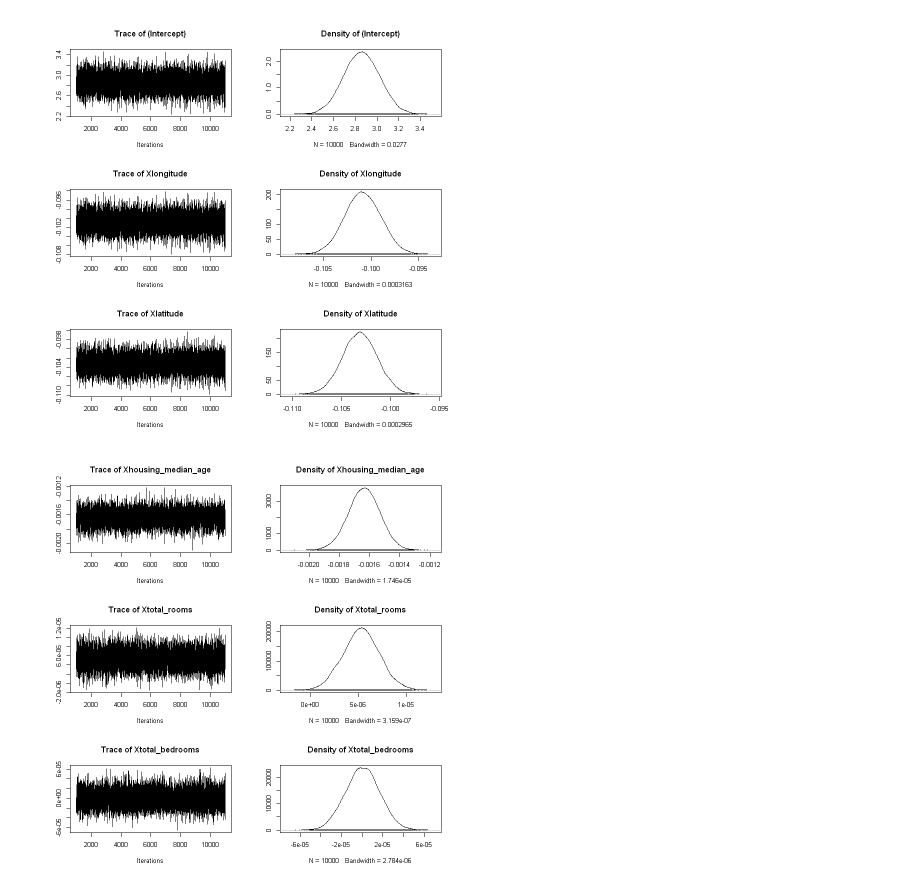
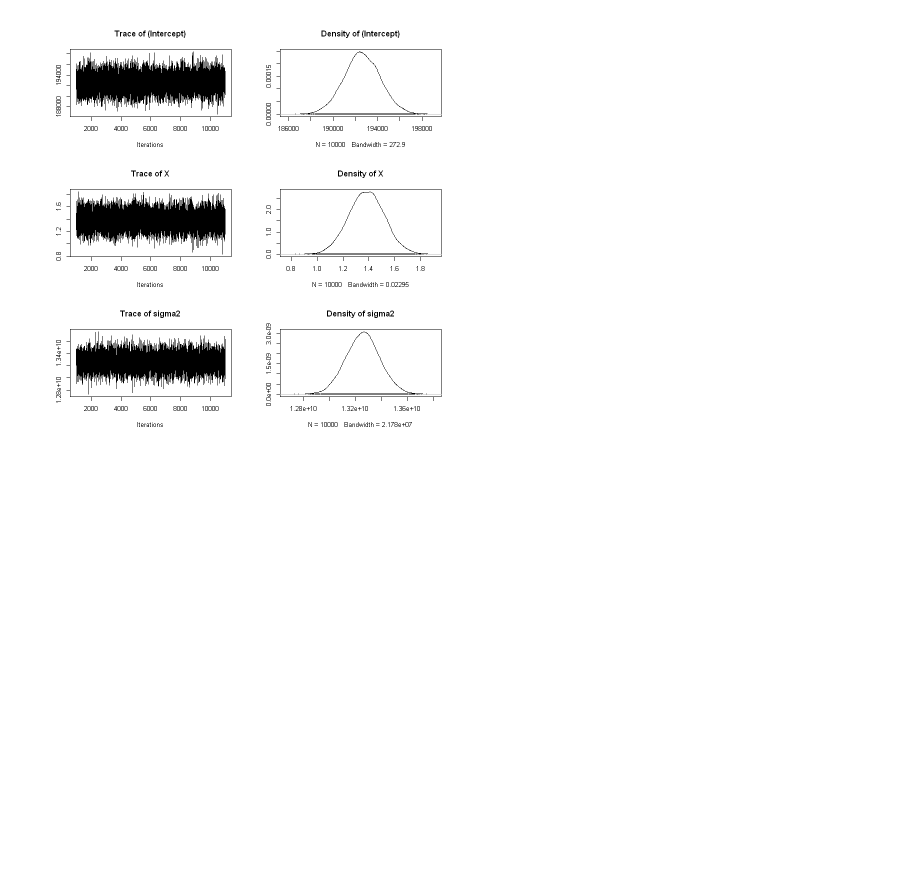
Before and after one commit to zemgabriela/Bayesian, a Jupyter notebook: bayesian_regression.ipynb, the cells around one changed output. Saved outputs shown, nothing was run; the diff lists cells and outputs as text; code cells hidden in the pictures; blank space fills up the shorter version.

```diff
--- a/bayesian_regression.ipynb
+++ b/bayesian_regression.ipynb
@@ -38,10 +38,6 @@ The following object is masked from 'package:bayesplot':
 # %%
 # =========== READ DATA ===========
-housing <- read.csv("data/housing.csv")
-
-# convert variables
-housing$ocean_proximity = factor(housing$ocean_proximity)
-levels(housing$ocean_proximity)
+housing <- read.csv("data/housing_light_preprocessing.csv")
 
 # look at the data
 head(housing)
@@ -191,9 +73,0 @@ grid.arrange(plot_income, plot_population, plot_house_value, plot_housing_age, n
-# %%
-# =========== LOG TRANSFORMATION ===========
-housing$ln_median_house_value <- log(housing$median_house_value) #to ensure better numerical accuracy
-
-# Plot histogram with ggplot2
-ggplot(housing, aes(x = ln_median_house_value)) +
-  geom_histogram(fill = "skyblue", color = "black", bins = 30) +
-  labs(title = "Histogram of log(Median Income)", x = "log(Median Income)", y = "Frequency") +
-  theme_minimal()
@@ -311,4 +100,0 @@ A data.frame: 20433 × 11
-# %%
-housing$ocean_proximity <- as.factor(housing$ocean_proximity)
-
-housing$ocean_proximity <- as.integer(housing$ocean_proximity)
@@ -315,8 +129,7 @@ housing$ocean_proximity <- as.integer(housing$ocean_proximity)
 # %%
 
-X <- as.matrix(housing[,c('longitude','latitude','housing_median_age','total_rooms','total_bedrooms','population','households','median_income','median_house_value','ocean_proximity')])
-post.reg1 <- MCMCregress(ln_median_house_value ~ X, data = housing,  seed = 1234567)
+X <- as.matrix(housing[,c('longitude','latitude','housing_median_age','total_rooms','total_bedrooms','population','households','median_income','median_house_value','ocean_proximity_INLAND')])
+post.reg1 <- MCMCregress(median_house_value ~ X, data = housing,  seed = 1234567)
 plot(post.reg1)  ## trace plots and kernel density plots
 # %% [output]
-[figure, old version]
+[figure, new version]
-[figure, removed]
```
Also changed, not shown: parts of 36 cells of this notebook.
